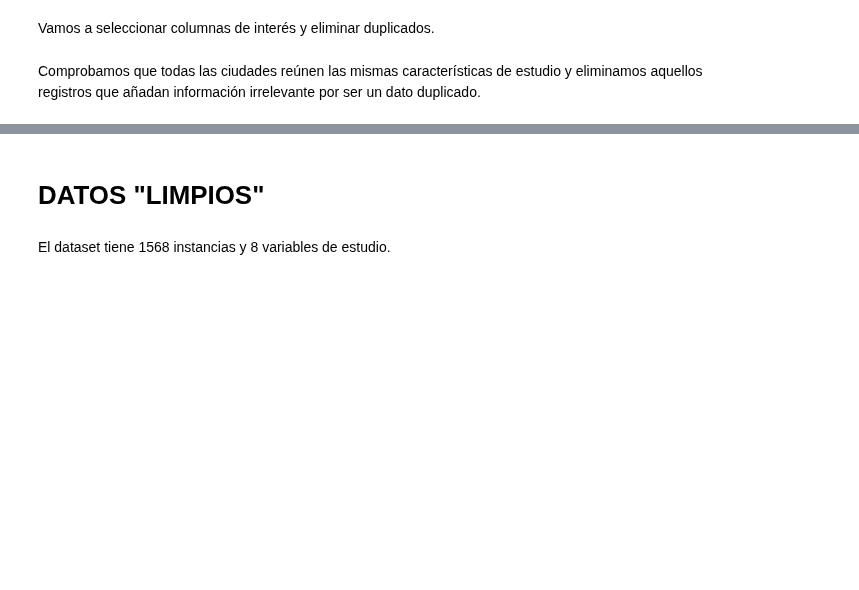
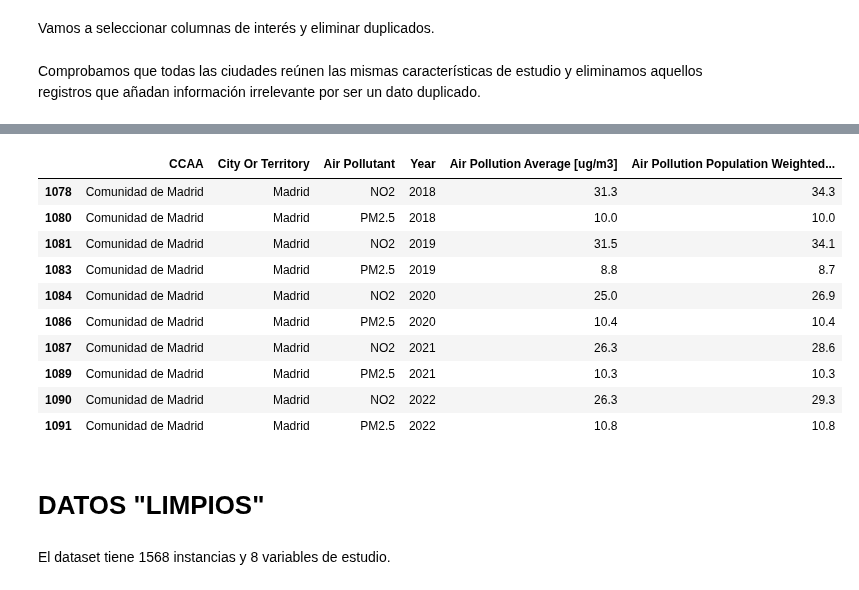
Before and after one commit to angulorojasmariaclaudia-coder/TRABAJO-FINAL-TECNICAS-DE-CIENCIAS-DE-DATOS, a Jupyter notebook: Configuración_de_Código.ipynb, the cells around one changed output, grey strips where cells are left out. Drawn from its saved outputs; the diff is of its cells as text; code cells hidden in the pictures; blank space fills up the shorter version.

```diff
--- a/Configuración_de_Código.ipynb
+++ b/Configuración_de_Código.ipynb
@@ -179,3 +269,19 @@ df = df.drop(index=indices_eliminar)
+# %%
+df = df[df["Air Pollutant"] != "O3"]
+# %%
+df[df["City Or Territory"] == "Madrid"] # ejemplo de ciudad (todas tienen las mismas caracteríticas)
+# %% [output]
+|  | CCAA | City Or Territory | Air Pollutant | Year | Air Pollution Average [ug/m3] | Air Pollution Population Weighted... |
+| 1078 | Comunidad de Madrid | Madrid | NO2 | 2018 | 31.3 | 34.3 |
+| 1080 | Comunidad de Madrid | Madrid | PM2.5 | 2018 | 10.0 | 10.0 |
+| 1081 | Comunidad de Madrid | Madrid | NO2 | 2019 | 31.5 | 34.1 |
+| 1083 | Comunidad de Madrid | Madrid | PM2.5 | 2019 | 8.8 | 8.7 |
+| 1084 | Comunidad de Madrid | Madrid | NO2 | 2020 | 25.0 | 26.9 |
+| 1086 | Comunidad de Madrid | Madrid | PM2.5 | 2020 | 10.4 | 10.4 |
+| 1087 | Comunidad de Madrid | Madrid | NO2 | 2021 | 26.3 | 28.6 |
+| 1089 | Comunidad de Madrid | Madrid | PM2.5 | 2021 | 10.3 | 10.3 |
+| 1090 | Comunidad de Madrid | Madrid | NO2 | 2022 | 26.3 | 29.3 |
+| 1091 | Comunidad de Madrid | Madrid | PM2.5 | 2022 | 10.8 | 10.8 |
 # %% [markdown]
 # **DATOS "LIMPIOS"**
 # %% [markdown]
```
Also changed, not shown: parts of 12 cells of this notebook.
